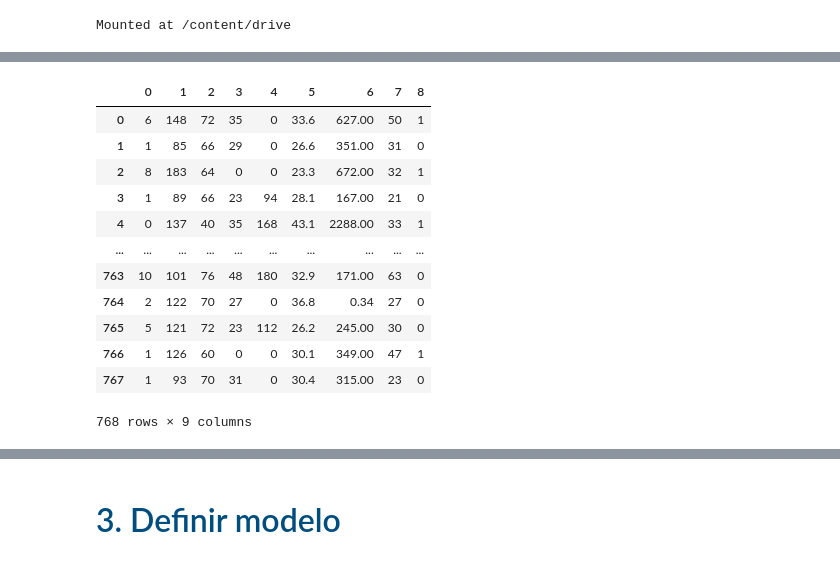
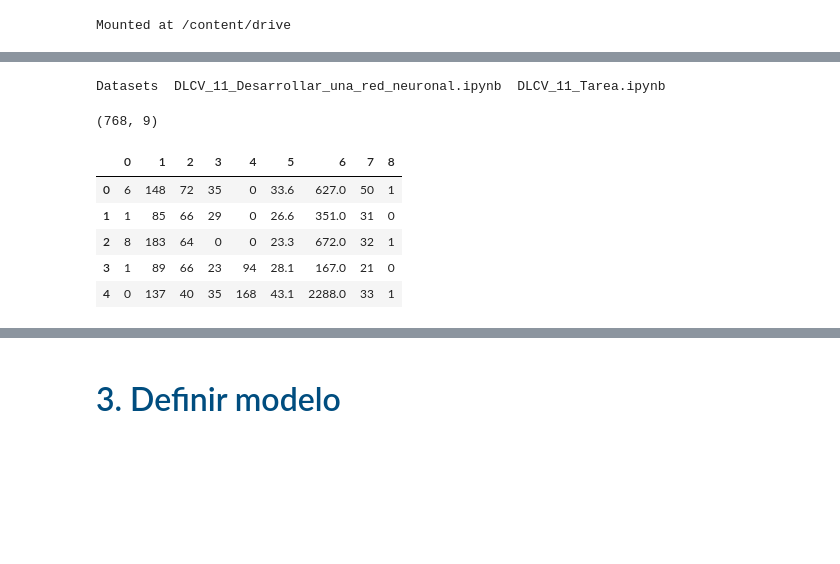
Before and after one commit to cj-chavarria/Deep-Learning-Coursework, a Jupyter notebook: DLCV_11_Desarrollar_una_red_neuronal/DLCV_11_Desarrollar_una_red_neuronal.ipynb, the cells around one changed output, grey strips where cells are left out. Saved outputs shown, nothing was run; the diff lists cells and outputs as text; code cells hidden in the pictures; blank space fills up the shorter version.

```diff
--- a/DLCV_11_Desarrollar_una_red_neuronal/DLCV_11_Desarrollar_una_red_neuronal.ipynb
+++ b/DLCV_11_Desarrollar_una_red_neuronal/DLCV_11_Desarrollar_una_red_neuronal.ipynb
@@ -111,30 +97,30 @@ Mounted at /content/drive
 # %%
 #Cambiando al directorio de trabajo
 import os
-os.chdir('DIRECCION DE ARCHIVOS DE LA CLASE')
+os.chdir('/content/drive/MyDrive/Curso_DLCV_2026A/DLCV_11')
 !ls
+# %% [output]
+Datasets  DLCV_11_Desarrollar_una_red_neuronal.ipynb  DLCV_11_Tarea.ipynb
 # %%
 # Asignando nuestro archivo de datos file_datos
 file_datos='Datasets/pima-indians-diabetes.csv'
 # %%
 #Cargamos el dataset
 import pandas as pd
-df = pd.read_csv('/content/DLCV_11_Desarrollar_una_red_neuronal/Datasets/pima-indians-diabetes.csv', header=None)
-df
+
+df = pd.read_csv(file_datos, header=None)
+df.shape
 # %% [output]
-|  | 0 | 1 | 2 | 3 | 4 | 5 | 6 | 7 | 8 |
-| 0 | 6 | 148 | 72 | 35 | 0 | 33.6 | 627.00 | 50 | 1 |
-| 1 | 1 | 85 | 66 | 29 | 0 | 26.6 | 351.00 | 31 | 0 |
-| 2 | 8 | 183 | 64 | 0 | 0 | 23.3 | 672.00 | 32 | 1 |
-| 3 | 1 | 89 | 66 | 23 | 94 | 28.1 | 167.00 | 21 | 0 |
-| 4 | 0 | 137 | 40 | 35 | 168 | 43.1 | 2288.00 | 33 | 1 |
-| ... | ... | ... | ... | ... | ... | ... | ... | ... | ... |
-| 763 | 10 | 101 | 76 | 48 | 180 | 32.9 | 171.00 | 63 | 0 |
-| 764 | 2 | 122 | 70 | 27 | 0 | 36.8 | 0.34 | 27 | 0 |
-| 765 | 5 | 121 | 72 | 23 | 112 | 26.2 | 245.00 | 30 | 0 |
-| 766 | 1 | 126 | 60 | 0 | 0 | 30.1 | 349.00 | 47 | 1 |
-| 767 | 1 | 93 | 70 | 31 | 0 | 30.4 | 315.00 | 23 | 0 |
-768 rows × 9 columns
+(768, 9)
+# %%
+df.head(5)
+# %% [output]
+|  | 0 | 1 | 2 | 3 | 4 | 5 | 6 | 7 | 8 |
+| 0 | 6 | 148 | 72 | 35 | 0 | 33.6 | 627.0 | 50 | 1 |
+| 1 | 1 | 85 | 66 | 29 | 0 | 26.6 | 351.0 | 31 | 0 |
+| 2 | 8 | 183 | 64 | 0 | 0 | 23.3 | 672.0 | 32 | 1 |
+| 3 | 1 | 89 | 66 | 23 | 94 | 28.1 | 167.0 | 21 | 0 |
+| 4 | 0 | 137 | 40 | 35 | 168 | 43.1 | 2288.0 | 33 | 1 |
 # %%
 
 import matplotlib.pyplot as plt
```
Also changed, not shown: parts of 12 cells of this notebook, 4 other files.
